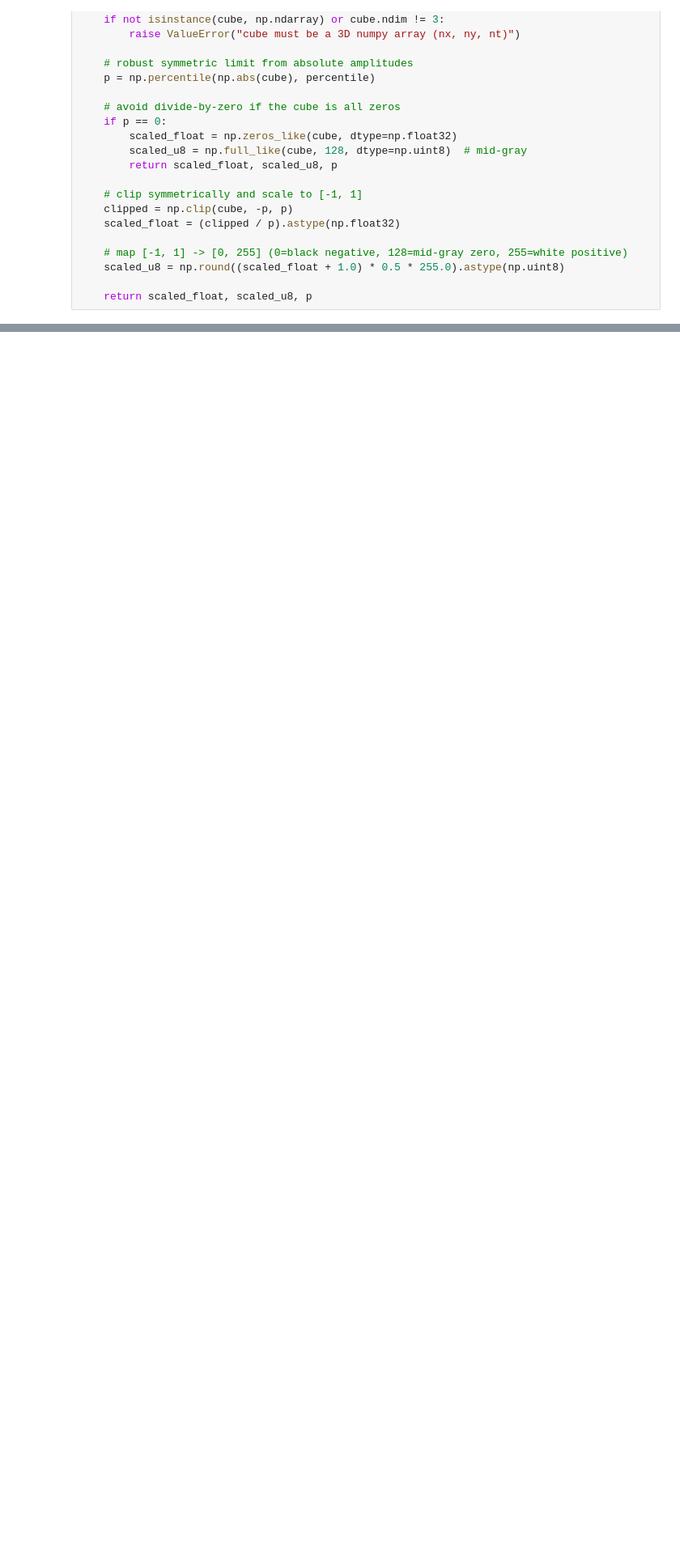
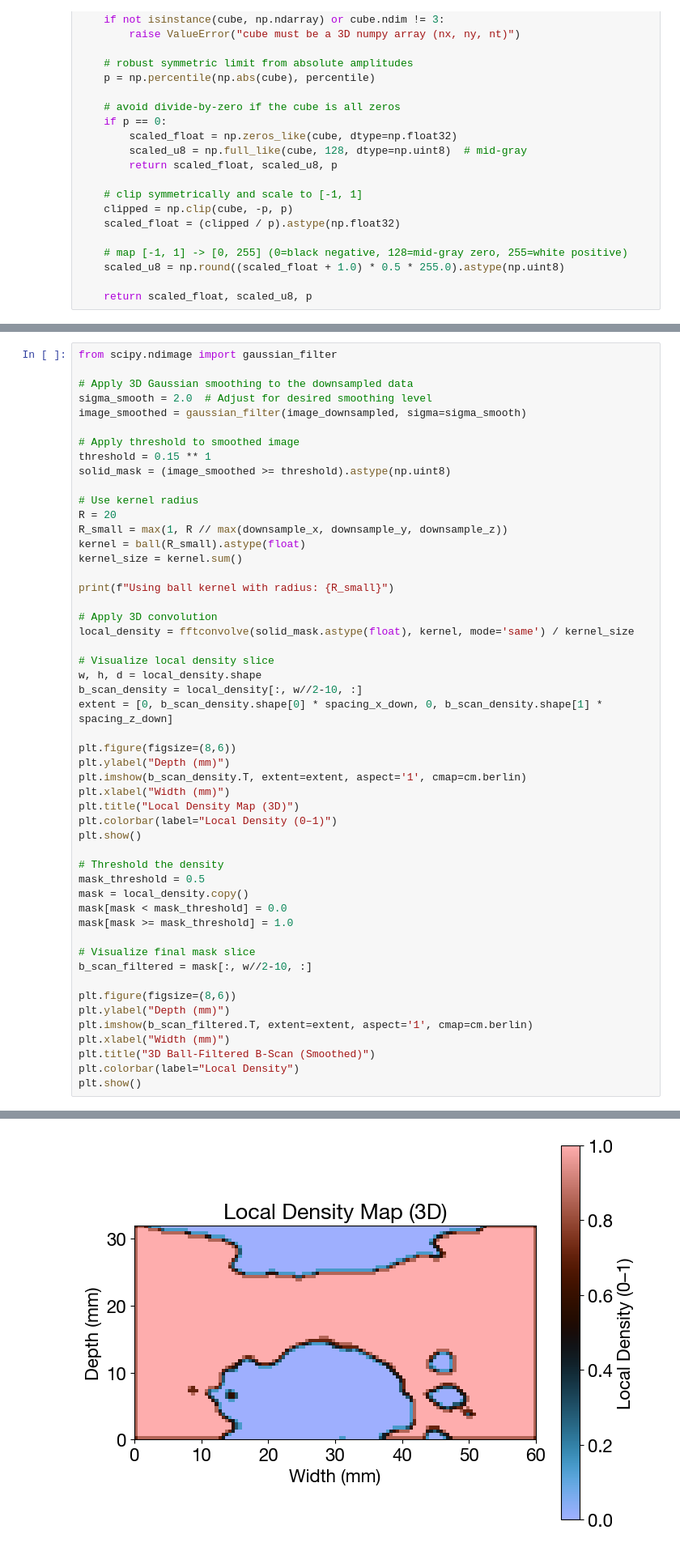
Before and after one commit to unibe-icelab/thz_sub_surface_ice_pebbles, a Jupyter notebook: test_sub_surface_extraction.py.ipynb, the cells around one changed output, grey strips where cells are left out. Shown at 81% size. Saved outputs shown, nothing was run; the diff lists cells and outputs as text; blank space fills up the shorter version.

```diff
--- a/test_sub_surface_extraction.py.ipynb
+++ b/test_sub_surface_extraction.py.ipynb
@@ -237,0 +332,52 @@ plt.show()
+# %%
+from scipy.ndimage import gaussian_filter
+
+# Apply 3D Gaussian smoothing to the downsampled data
+sigma_smooth = 2.0  # Adjust for desired smoothing level
+image_smoothed = gaussian_filter(image_downsampled, sigma=sigma_smooth)
+
+# Apply threshold to smoothed image
+threshold = 0.15 ** 1
+solid_mask = (image_smoothed >= threshold).astype(np.uint8)
+
+# Use kernel radius
+R = 20
+R_small = max(1, R // max(downsample_x, downsample_y, downsample_z))
+kernel = ball(R_small).astype(float)
+kernel_size = kernel.sum()
+
+print(f"Using ball kernel with radius: {R_small}")
+
+# Apply 3D convolution
+local_density = fftconvolve(solid_mask.astype(float), kernel, mode='same') / kernel_size
+
+# Visualize local density slice
+w, h, d = local_density.shape
+b_scan_density = local_density[:, w//2-10, :]
+extent = [0, b_scan_density.shape[0] * spacing_x_down, 0, b_scan_density.shape[1] * spacing_z_down]
+
+plt.figure(figsize=(8,6))
+plt.ylabel("Depth (mm)")
+plt.imshow(b_scan_density.T, extent=extent, aspect='1', cmap=cm.berlin)
+plt.xlabel("Width (mm)")
+plt.title("Local Density Map (3D)")
+plt.colorbar(label="Local Density (0–1)")
+plt.show()
+
+# Threshold the density
+mask_threshold = 0.5
+mask = local_density.copy()
+mask[mask < mask_threshold] = 0.0
+mask[mask >= mask_threshold] = 1.0
+
+# Visualize final mask slice
+b_scan_filtered = mask[:, w//2-10, :]
+
+plt.figure(figsize=(8,6))
+plt.ylabel("Depth (mm)")
+plt.imshow(b_scan_filtered.T, extent=extent, aspect='1', cmap=cm.berlin)
+plt.xlabel("Width (mm)")
+plt.title("3D Ball-Filtered B-Scan (Smoothed)")
+plt.colorbar(label="Local Density")
+plt.show()
+# %% [output]
@@ -237,0 +385 @@ plt.show()
+[figure, added]
```
Also changed, not shown: parts of 7 cells of this notebook, 6 other files.
